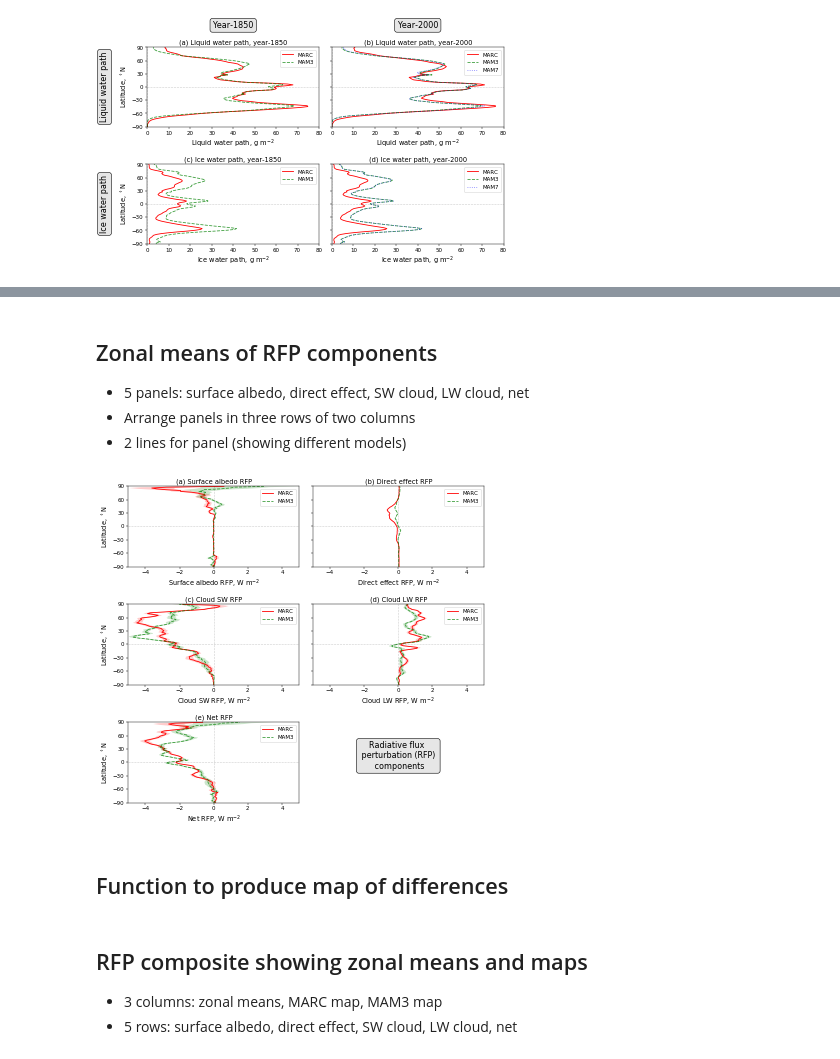
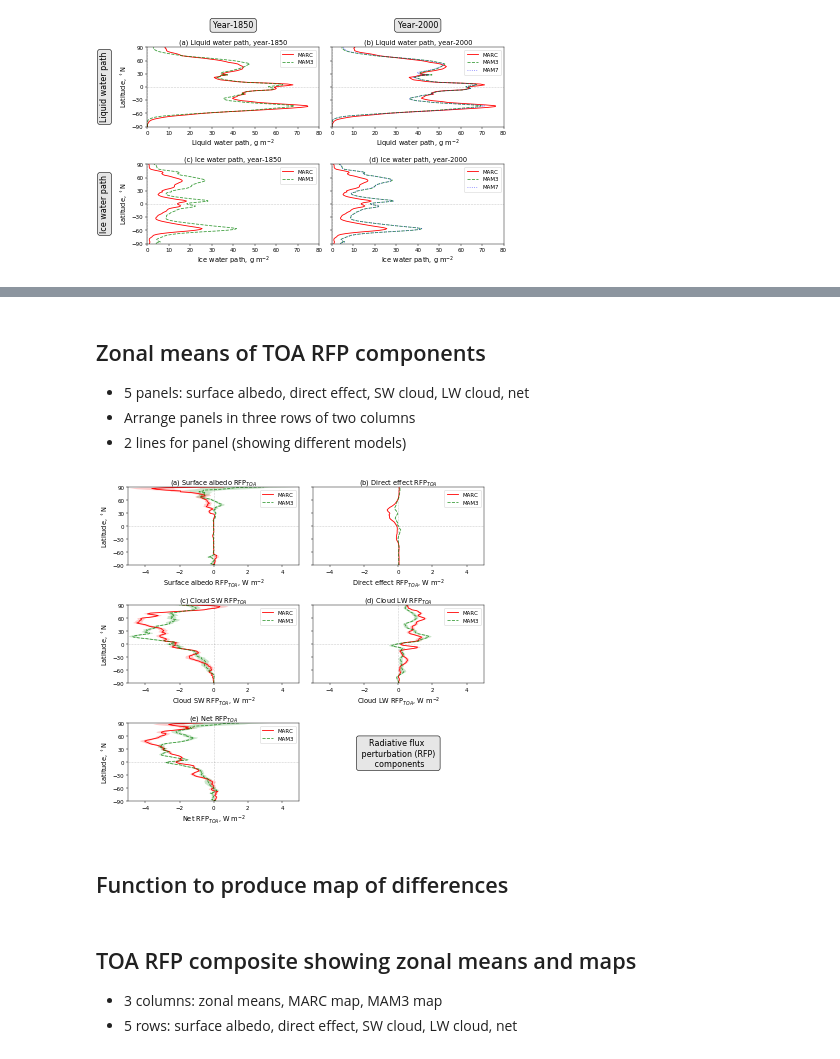
Before and after one commit to grandey/p17c-marc-comparison, a Jupyter notebook: analysis_prelim/analysis_prelim_p17c.ipynb, the cells around one changed output, grey strips where cells are left out. Saved outputs shown, nothing was run; the diff lists cells and outputs as text; code cells hidden in the pictures.

```diff
--- a/analysis_prelim/analysis_prelim_p17c.ipynb
+++ b/analysis_prelim/analysis_prelim_p17c.ipynb
@@ -478,8 +478,8 @@ fig.savefig('local/water_path_zonal_means.pdf', bbox_inches='tight', dpi=150)
 fig, axs = plt.subplots(2, 3, figsize=(12, 6), sharey=True, sharex=False)
 # Loop over variables (rows)
 for var_name, var_long, r in zip(['TGCLDLWP', 'TGCLDIWP'],
-                               [r'Liquid water path', 'Ice water path'],
-                               range(2)):
+                                 [r'Liquid water path', 'Ice water path'],
+                                 range(2)):
     xlabel = var_long + r', g m$^{-2}$'
     sf = 1e3
     xlim = [0, 80]
@@ -510,7 +510,7 @@ for var_name, var_long, r in zip(['TGCLDLWP', 'TGCLDIWP'],
 # Row titles
 for var_long, r in zip(['Liquid water path', 'Ice water path'], range(2)):
     xlim = axs[r, 0].get_xlim()
-    xpos = -0.25 * xlim[1]
+    xpos = -0.3 * xlim[1]
     axs[r, 0].text(xpos, 0, var_long,
                    fontsize='x-large', verticalalignment='center', horizontalalignment='center',
                    rotation=90,
@@ -532,5 +532,5 @@ fig.savefig('local/water_path_zonal_means2.png', bbox_inches='tight', dpi=600)
 # %% [markdown]
-## Zonal means of RFP components
+## Zonal means of TOA RFP components
 - 5 panels: surface albedo, direct effect, SW cloud, LW cloud, net
 - Arrange panels in three rows of two columns
 - 2 lines for panel (showing different models)
@@ -542,40 +542,40 @@ for var_long, p, ax in zip(['Surface albedo', 'Direct effect', 'Cloud SW', 'Clou
     # Information for different components
     sf = 1
     xlim = [-5, 5]
-    xlabel = '{} RFP, '.format(var_long) + r'W m$^{-2}$'
+    xlabel = '{} RFP$_{{TOA}}$, W m$^{{-2}}$'.format(var_long)
     if var_long == 'Surface albedo':
-        model_var_dict={'marc': 'SAF', 'mam3': 'FSNTOAC_d1'}
+        model_var_dict={'marc': 'FSNTOACNOA', 'mam3': 'FSNTOAC_d1'}
     elif var_long == 'Direct effect':
-        model_var_dict={'marc': 'DRF', 'mam3': 'cDRE'}
+        model_var_dict={'marc': 'cDRE', 'mam3': 'cDRE'}
     elif var_long == 'Cloud SW':
         model_var_dict={'marc': 'CRF', 'mam3': 'SWCF_d1'}
     elif var_long == 'Cloud LW':  # Using LWCF, since clean-sky LWCF is not available for MARC
         model_var_dict={'marc': 'LWCF', 'mam3': 'LWCF'}
     elif var_long == 'Net':
         model_var_dict={'marc': 'cFNTOA', 'mam3': 'cFNTOA'}
     # If lefthand column, include ylabel
     if p in [0, 2, 4]:
         ylabel = True
     else:
         ylabel = False
     # Title
-    title = '({}) {}'.format(chr(97+p), '{} RFP'.format(var_long))
+    title = '({}) {} RFP$_{{TOA}}$'.format(chr(97+p), var_long)
     # Plot panel
     zonal_mean_line_plot(year='2000-1850', model_var_dict=model_var_dict,
                          sf=sf, xlabel=xlabel, xlim=xlim,
                          ylabel=ylabel, title=title, ax=ax)
 # Hide final subplot
 axs[-1, -1].axis('off')
 # Add figure title below 4th panel
 axs[1, 1].text(0, -250, 'Radiative flux \n perturbation (RFP) \n components',
                fontsize='x-large', verticalalignment='center', horizontalalignment='center',
                bbox={'boxstyle': 'round', 'fc': '0.9', 'ec': 'k'})
 # Prevent overlapping labels
 fig.tight_layout()
 # Save
 fig.savefig('local/rfp_zonal_means.pdf', bbox_inches='tight', dpi=150)
 # %% [output]
-[figure, old version]
+[figure, new version]
 # %% [markdown]
 ## Function to produce map of differences
 # %%
@@ -680,7 +680,7 @@ if False:
     fig.colorbar(im, cax=plt.subplot(gs[1, 1:]), orientation='horizontal', extend=extend)
     fig.tight_layout()
 # %% [markdown]
-## RFP composite showing zonal means and maps
+## TOA RFP composite showing zonal means and maps
 - 3 columns: zonal means, MARC map, MAM3 map
 - 5 rows: surface albedo, direct effect, SW cloud, LW cloud, net
 # %%
```
Also changed, not shown: parts of 7 cells of this notebook.
